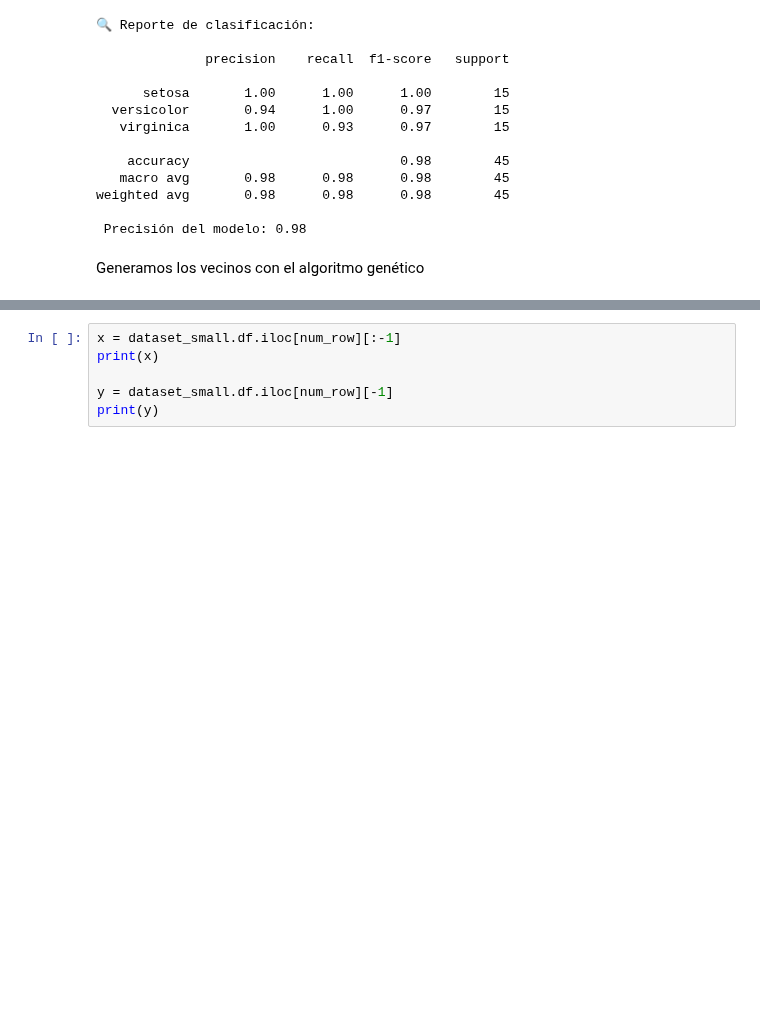
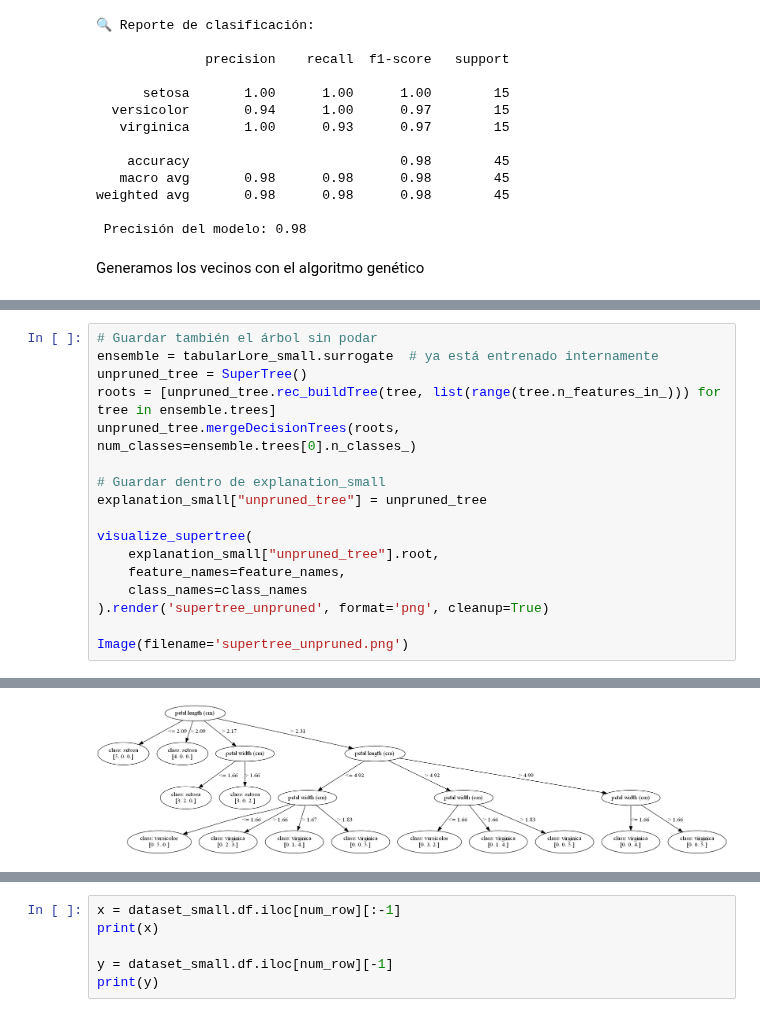
Before and after one commit to pablopalacios23/LORE_sa, a Jupyter notebook: LORE_Tutorial_Iris_small.ipynb, the cells around one changed output, grey strips where cells are left out. Cells and saved outputs as stored; diff of their text form; blank space fills up the shorter version.

```diff
--- a/LORE_Tutorial_Iris_small.ipynb
+++ b/LORE_Tutorial_Iris_small.ipynb
@@ -229,0 +203,18 @@ Image(filename='supertree.png')
+# %%
+# Guardar también el árbol sin podar
+ensemble = tabularLore_small.surrogate  # ya está entrenado internamente
+unpruned_tree = SuperTree()
+roots = [unpruned_tree.rec_buildTree(tree, list(range(tree.n_features_in_))) for tree in ensemble.trees]
+unpruned_tree.mergeDecisionTrees(roots, num_classes=ensemble.trees[0].n_classes_)
+
+# Guardar dentro de explanation_small
+explanation_small["unpruned_tree"] = unpruned_tree
+
+visualize_supertree(
+    explanation_small["unpruned_tree"].root,
+    feature_names=feature_names,
+    class_names=class_names
+).render('supertree_unpruned', format='png', cleanup=True)
+
+Image(filename='supertree_unpruned.png')
+# %% [output]
@@ -229,0 +224 @@ Image(filename='supertree.png')
+[figure, added]
```
Also changed, not shown: parts of 7 cells of this notebook, 4 other files.
